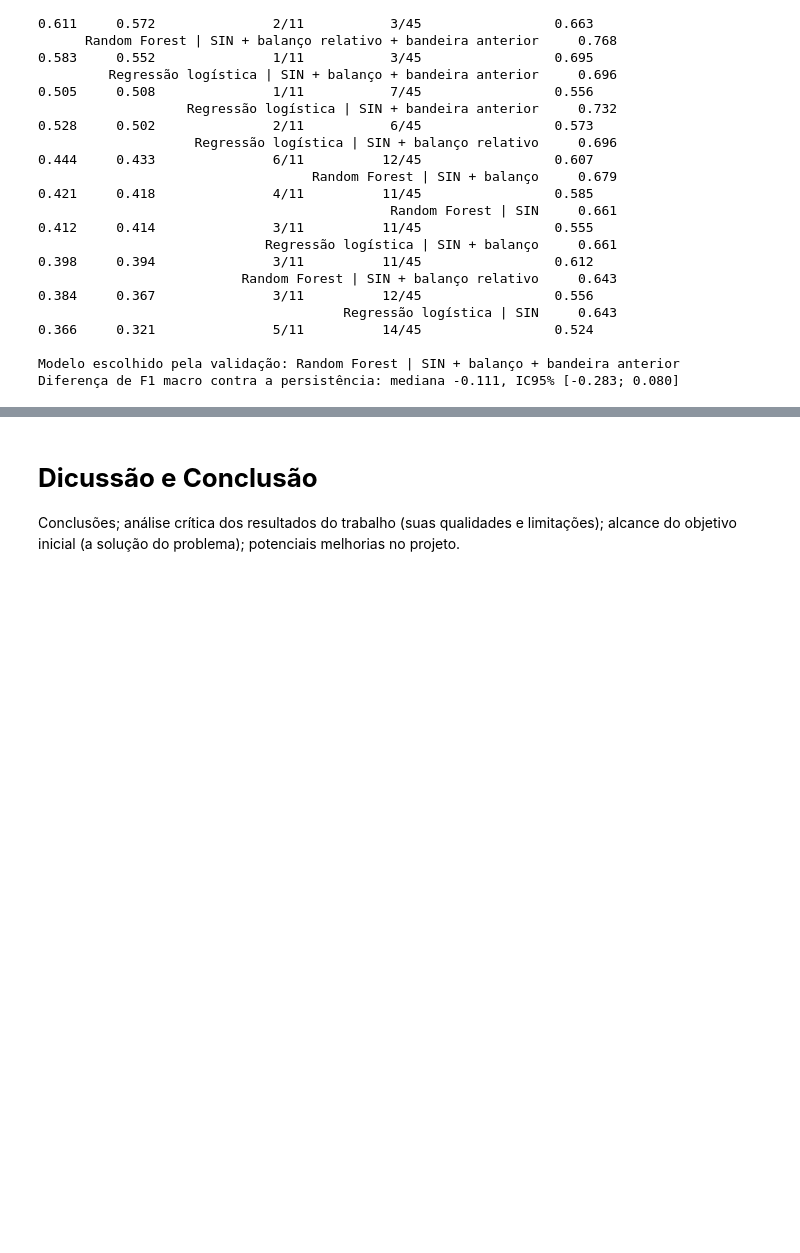
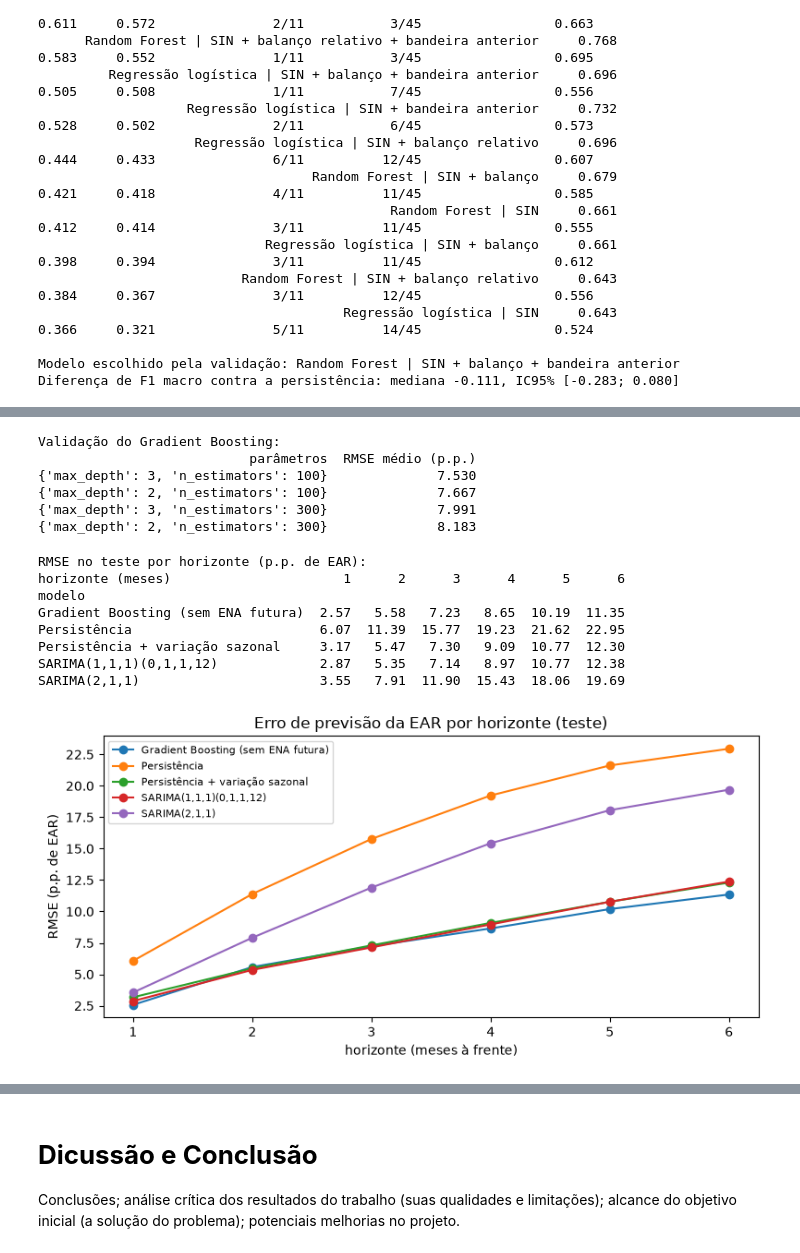
Before and after one commit to cristianomack/projeto-aplicado-iv, a Jupyter notebook: notebooks/cd_projeto_aplicado_IV_doc.ipynb, the cells around one changed output, grey strips where cells are left out. Saved outputs shown, nothing was run; the diff lists cells and outputs as text; code cells hidden in the pictures; blank space fills up the shorter version.

Commit message:
Adiciona previsao da EAR em 1 a 6 meses com intervalos empiricos

```diff
--- a/notebooks/cd_projeto_aplicado_IV_doc.ipynb
+++ b/notebooks/cd_projeto_aplicado_IV_doc.ipynb
@@ -1291,0 +1351,72 @@ Diferença de F1 macro contra a persistência: mediana -0.111, IC95% [-0.283; 0.
+# %%
+# PREVISÃO 2: baselines, SARIMA e Gradient Boosting por horizonte (janela expansiva)
+from statsmodels.tsa.statespace.sarimax import SARIMAX
+
+grade_gb = [{"max_depth": d, "n_estimators": n} for d in [2, 3] for n in [100, 300]]
+
+# Seleção de hiperparâmetros na validação (RMSE médio sobre os 6 horizontes, modelo sem ENA futura)
+res_val = []
+for params in grade_gb:
+    erros = []
+    for h in HORIZONTES:
+        prev = avaliar(h, val_alvos, params, com_ena_futura=False)
+        erros.append(rmse(y.loc[val_alvos], prev))
+    res_val.append({"parâmetros": params, "RMSE médio (p.p.)": np.mean(erros)})
+res_val = pd.DataFrame(res_val).sort_values("RMSE médio (p.p.)")
+print("Validação do Gradient Boosting:")
+print(res_val.round(3).to_string(index=False))
+melhor_gb = res_val.iloc[0]["parâmetros"]
+
+# SARIMA(2,1,1) (melhor da Etapa 3), parâmetros estimados até 12/2021 e previsão multipasso a partir de cada origem
+# e uma versão com sazonalidade (1,1,1)(0,1,1,12), mais adequada a horizontes longos
+ajustes_sarima = {
+    "SARIMA(2,1,1)": SARIMAX(y.loc[:"2021-12"], order=(2, 1, 1), trend="n").fit(disp=False),
+    "SARIMA(1,1,1)(0,1,1,12)": SARIMAX(y.loc[:"2021-12"], order=(1, 1, 1), seasonal_order=(0, 1, 1, 12), trend="n").fit(disp=False),
+}
+def prever_sarima(nome, h, T):
+    origem = meses[pos[T] - h]
+    r = ajustes_sarima[nome].apply(y.loc[:origem], refit=False)
+    return float(r.forecast(h).iloc[-1])
+
+linhas, previsoes_ph = [], {}
+for h in HORIZONTES:
+    real = y.loc[teste_alvos]
+    p = {
+        "Persistência": pd.Series([y.iloc[pos[T] - h] for T in teste_alvos], index=teste_alvos),
+        "Persistência + variação sazonal": pd.Series([base_sazonal(h, pos[T] - h) for T in teste_alvos], index=teste_alvos),
+        "SARIMA(2,1,1)": pd.Series([prever_sarima("SARIMA(2,1,1)", h, T) for T in teste_alvos], index=teste_alvos),
+        "SARIMA(1,1,1)(0,1,1,12)": pd.Series([prever_sarima("SARIMA(1,1,1)(0,1,1,12)", h, T) for T in teste_alvos], index=teste_alvos),
+        "Gradient Boosting (sem ENA futura)": avaliar(h, teste_alvos, melhor_gb, com_ena_futura=False),
+    }
+    previsoes_ph[h] = p
+    for nome, prev in p.items():
+        linhas.append({"horizonte (meses)": h, "modelo": nome, "RMSE (p.p.)": rmse(real, prev), "MAE (p.p.)": mae(real, prev)})
+tabela_h = pd.DataFrame(linhas)
+rmse_h = tabela_h.pivot(index="modelo", columns="horizonte (meses)", values="RMSE (p.p.)").round(2)
+print("\nRMSE no teste por horizonte (p.p. de EAR):")
+print(rmse_h.to_string())
+tabela_h.round(3).to_csv(PROC / "resultados_previsao_multihorizonte.csv", index=False)
+
+fig, ax = plt.subplots(figsize=(8, 4))
+for nome in rmse_h.index:
+    ax.plot(HORIZONTES, rmse_h.loc[nome], marker="o", label=nome)
+ax.set_xlabel("horizonte (meses à frente)"); ax.set_ylabel("RMSE (p.p. de EAR)"); ax.set_title("Erro de previsão da EAR por horizonte (teste)")
+ax.legend(fontsize=8); plt.tight_layout()
+plt.savefig(IMG / "previsao_rmse_por_horizonte.png", dpi=120)
+plt.show()
+# %% [output]
+Validação do Gradient Boosting:
+                           parâmetros  RMSE médio (p.p.)
+{'max_depth': 3, 'n_estimators': 100}              7.530
+{'max_depth': 2, 'n_estimators': 100}              7.667
+{'max_depth': 3, 'n_estimators': 300}              7.991
+{'max_depth': 2, 'n_estimators': 300}              8.183
+RMSE no teste por horizonte (p.p. de EAR):
+horizonte (meses)                      1      2      3      4      5      6
+modelo
+Gradient Boosting (sem ENA futura)  2.57   5.58   7.23   8.65  10.19  11.35
+Persistência                        6.07  11.39  15.77  19.23  21.62  22.95
+Persistência + variação sazonal     3.17   5.47   7.30   9.09  10.77  12.30
+SARIMA(1,1,1)(0,1,1,12)             2.87   5.35   7.14   8.97  10.77  12.38
+SARIMA(2,1,1)                       3.55   7.91  11.90  15.43  18.06  19.69
+[figure, added]
```
Also changed, not shown: parts of 4 cells of this notebook, 4 other files.
